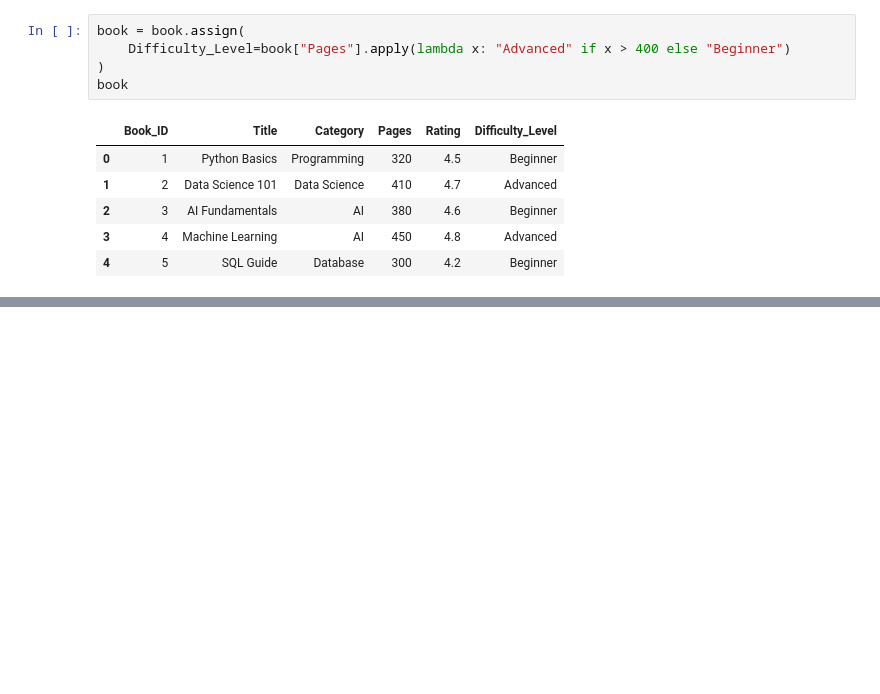
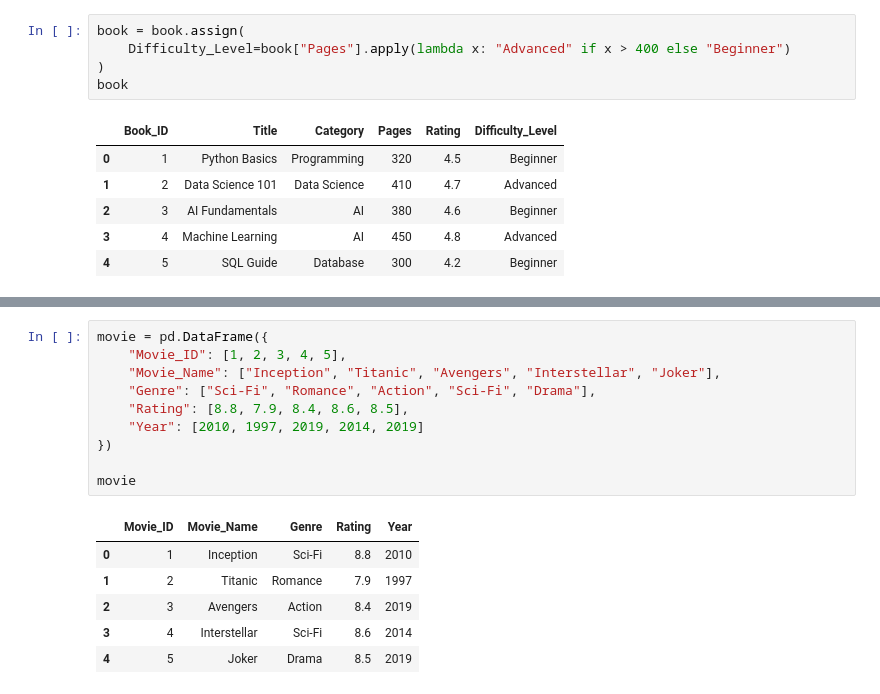
Before and after one commit to MSD-0007/Data-Visualization-4thSem, a Jupyter notebook: Drive/Functions_Methods_Index.ipynb, the cells around one changed output, grey strips where cells are left out. Cells and saved outputs as stored; diff of their text form; blank space fills up the shorter version.

```diff
--- a/Drive/Functions_Methods_Index.ipynb
+++ b/Drive/Functions_Methods_Index.ipynb
@@ -492,0 +495,17 @@ book
+# %%
+movie = pd.DataFrame({
+    "Movie_ID": [1, 2, 3, 4, 5],
+    "Movie_Name": ["Inception", "Titanic", "Avengers", "Interstellar", "Joker"],
+    "Genre": ["Sci-Fi", "Romance", "Action", "Sci-Fi", "Drama"],
+    "Rating": [8.8, 7.9, 8.4, 8.6, 8.5],
+    "Year": [2010, 1997, 2019, 2014, 2019]
+})
+
+movie
+# %% [output]
+|  | Movie_ID | Movie_Name | Genre | Rating | Year |
+| 0 | 1 | Inception | Sci-Fi | 8.8 | 2010 |
+| 1 | 2 | Titanic | Romance | 7.9 | 1997 |
+| 2 | 3 | Avengers | Action | 8.4 | 2019 |
+| 3 | 4 | Interstellar | Sci-Fi | 8.6 | 2014 |
+| 4 | 5 | Joker | Drama | 8.5 | 2019 |
```
Also changed, not shown: parts of 8 cells of this notebook.
